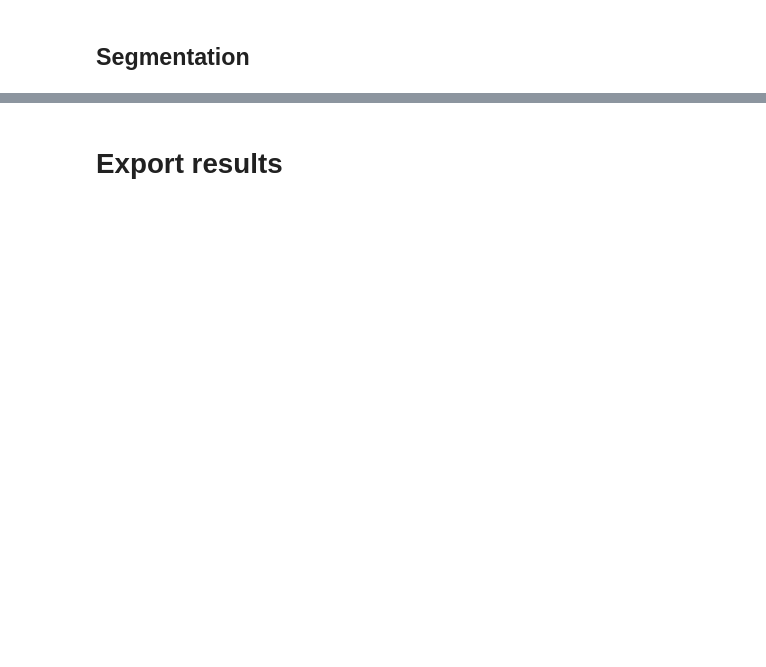
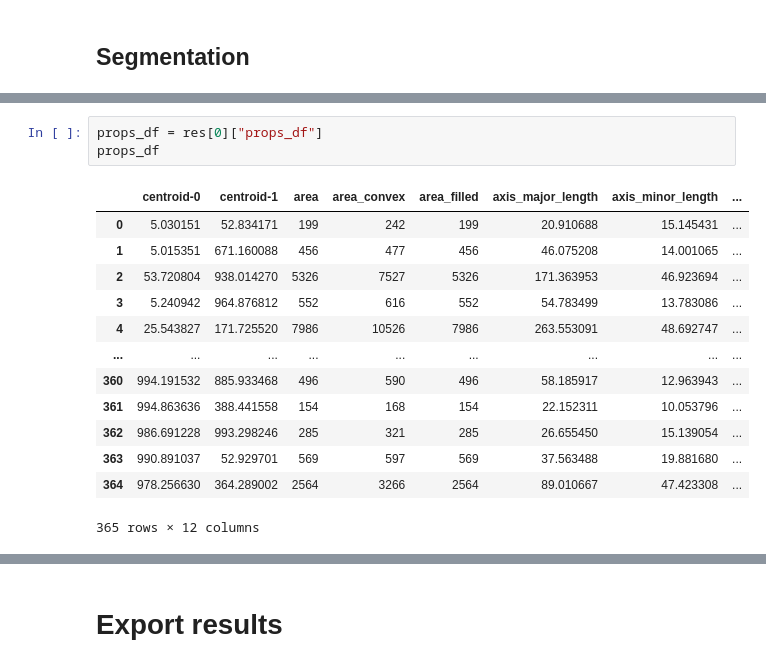
Before and after one commit to bpi-oxford/Myocardial-Infarction-Analysis, a Jupyter notebook: notebooks/if_segmentation_roi.ipynb, the cells around one changed output, grey strips where cells are left out. Saved outputs shown, nothing was run; the diff lists cells and outputs as text; blank space fills up the shorter version.

```diff
--- a/notebooks/if_segmentation_roi.ipynb
+++ b/notebooks/if_segmentation_roi.ipynb
@@ -173,2 +176,19 @@ for idx, row in tqdm(regions.iterrows(),desc="Segmenting"):
+# %%
+props_df = res[0]["props_df"]
+props_df
+# %% [output]
+|  | centroid-0 | centroid-1 | area | area_convex | area_filled | axis_major_length | axis_minor_length | ... |
+| 0 | 5.030151 | 52.834171 | 199 | 242 | 199 | 20.910688 | 15.145431 | ... |
+| 1 | 5.015351 | 671.160088 | 456 | 477 | 456 | 46.075208 | 14.001065 | ... |
+| 2 | 53.720804 | 938.014270 | 5326 | 7527 | 5326 | 171.363953 | 46.923694 | ... |
+| 3 | 5.240942 | 964.876812 | 552 | 616 | 552 | 54.783499 | 13.783086 | ... |
+| 4 | 25.543827 | 171.725520 | 7986 | 10526 | 7986 | 263.553091 | 48.692747 | ... |
+| ... | ... | ... | ... | ... | ... | ... | ... | ... |
+| 360 | 994.191532 | 885.933468 | 496 | 590 | 496 | 58.185917 | 12.963943 | ... |
+| 361 | 994.863636 | 388.441558 | 154 | 168 | 154 | 22.152311 | 10.053796 | ... |
+| 362 | 986.691228 | 993.298246 | 285 | 321 | 285 | 26.655450 | 15.139054 | ... |
+| 363 | 990.891037 | 52.929701 | 569 | 597 | 569 | 37.563488 | 19.881680 | ... |
+| 364 | 978.256630 | 364.289002 | 2564 | 3266 | 2564 | 89.010667 | 47.423308 | ... |
+365 rows × 12 columns
 # %%
 # plot the output
```
Also changed, not shown: parts of 8 cells of this notebook.
